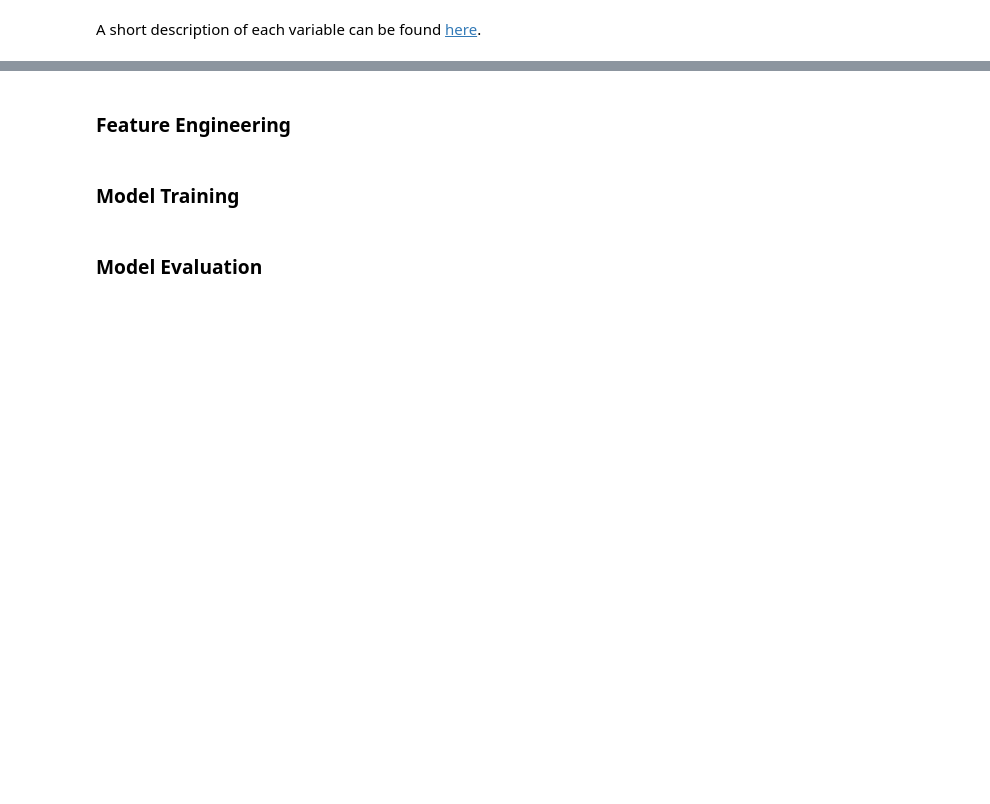
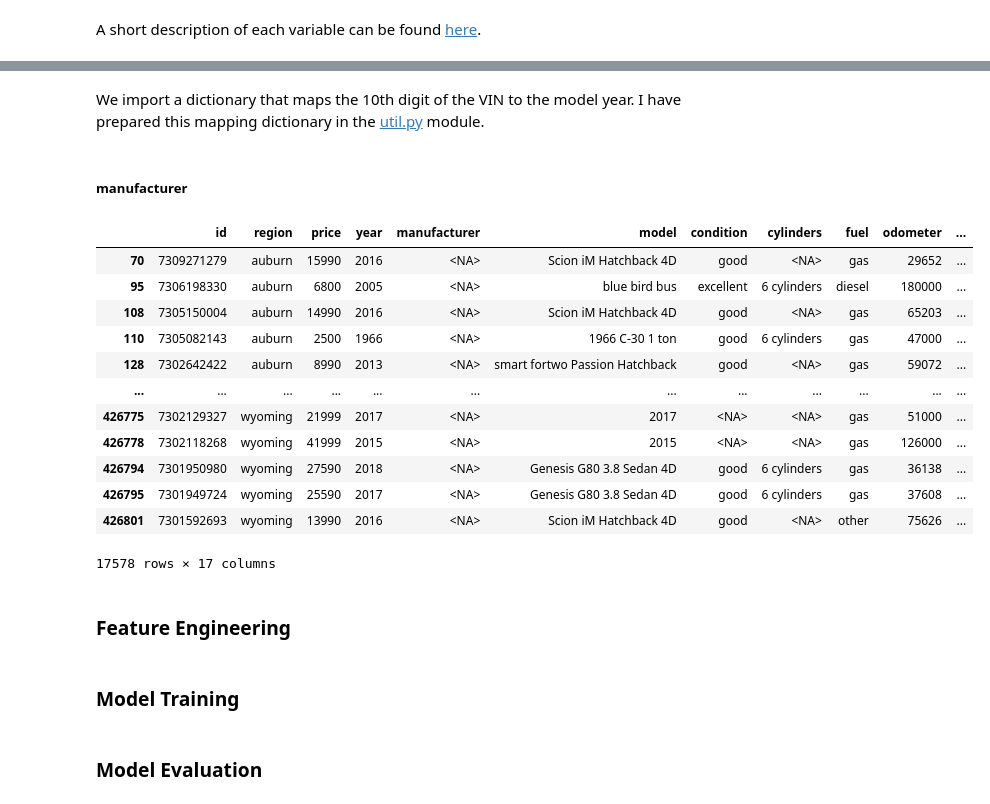
Before and after one commit to julienOlivier3/risk-analytics, a Jupyter notebook: day1_ml.ipynb, the cells around one changed output, grey strips where cells are left out. Saved outputs shown, nothing was run; the diff lists cells and outputs as text; code cells hidden in the pictures; blank space fills up the shorter version.

```diff
--- a/day1_ml.ipynb
+++ b/day1_ml.ipynb
@@ -171,0 +288,2 @@ plot_univariate(df_uc, columns=df_uc.drop(columns=['sales_id']).columns, size=(4
+# %% [markdown]
+We import a dictionary that maps the 10th digit of the VIN to the model year. I have prepared this mapping dictionary in the [util.py](util.py) module.
@@ -172,3 +292,23 @@ plot_univariate(df_uc, columns=df_uc.drop(columns=['sales_id']).columns, size=(4
+# %%
+df_uc.loc[df_uc.year.isnull(), 'year'] = df_uc.loc[df_uc.year.isnull()].VIN.apply(lambda x: x[9]).map(dict_vin2year)
+# %% [markdown]
+##### manufacturer
+# %%
+df_uc.loc[df_uc['manufacturer'].isnull()]
+# %% [output]
+|  | id | region | price | year | manufacturer | model | condition | cylinders | fuel | odometer | ... |
+| 70 | 7309271279 | auburn | 15990 | 2016 | <NA> | Scion iM Hatchback 4D | good | <NA> | gas | 29652 | ... |
+| 95 | 7306198330 | auburn | 6800 | 2005 | <NA> | blue bird bus | excellent | 6 cylinders | diesel | 180000 | ... |
+| 108 | 7305150004 | auburn | 14990 | 2016 | <NA> | Scion iM Hatchback 4D | good | <NA> | gas | 65203 | ... |
+| 110 | 7305082143 | auburn | 2500 | 1966 | <NA> | 1966 C-30 1 ton | good | 6 cylinders | gas | 47000 | ... |
+| 128 | 7302642422 | auburn | 8990 | 2013 | <NA> | smart fortwo Passion Hatchback | good | <NA> | gas | 59072 | ... |
+| ... | ... | ... | ... | ... | ... | ... | ... | ... | ... | ... | ... |
+| 426775 | 7302129327 | wyoming | 21999 | 2017 | <NA> | 2017 | <NA> | <NA> | gas | 51000 | ... |
+| 426778 | 7302118268 | wyoming | 41999 | 2015 | <NA> | 2015 | <NA> | <NA> | gas | 126000 | ... |
+| 426794 | 7301950980 | wyoming | 27590 | 2018 | <NA> | Genesis G80 3.8 Sedan 4D | good | 6 cylinders | gas | 36138 | ... |
+| 426795 | 7301949724 | wyoming | 25590 | 2017 | <NA> | Genesis G80 3.8 Sedan 4D | good | 6 cylinders | gas | 37608 | ... |
+| 426801 | 7301592693 | wyoming | 13990 | 2016 | <NA> | Scion iM Hatchback 4D | good | <NA> | other | 75626 | ... |
+17578 rows × 17 columns
 # %% [markdown]
 ### Feature Engineering
 # %% [markdown]
```
Also changed, not shown: parts of 42 cells of this notebook, 5 other files.
